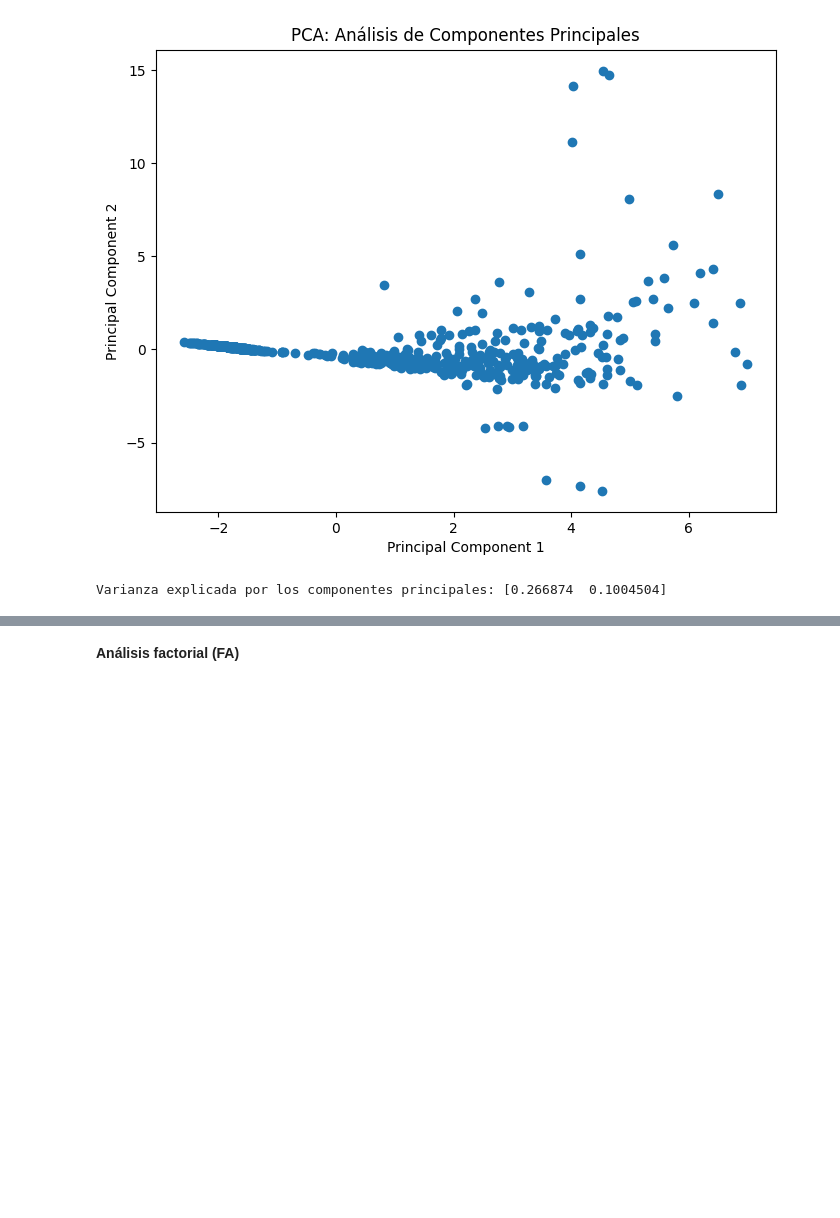
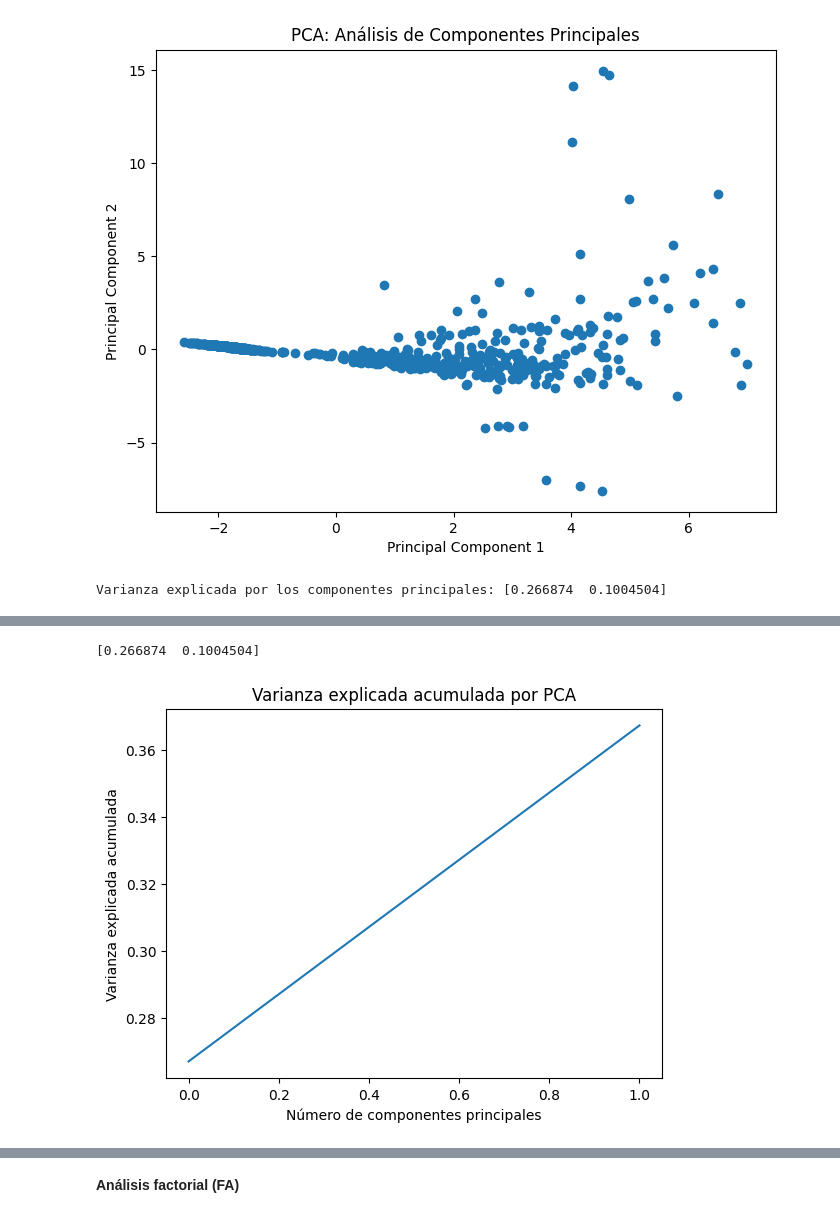
Before and after one commit to A01793469/CO2MassBalance_Equipo6, a Jupyter notebook: Avance2_Equipo6.ipynb, the cells around one changed output, grey strips where cells are left out. Saved outputs shown, nothing was run; the diff lists cells and outputs as text; code cells hidden in the pictures; blank space fills up the shorter version.

```diff
--- a/Avance2_Equipo6.ipynb
+++ b/Avance2_Equipo6.ipynb
@@ -667,0 +676,14 @@ Varianza explicada por los componentes principales: [0.266874  0.1004504]
+# %%
+# Calcular la varianza explicada por cada componente principal
+explained_variance = pca.explained_variance_ratio_
+print(explained_variance)
+
+# Graficar la varianza explicada acumulada
+plt.plot(np.cumsum(explained_variance))
+plt.xlabel('Número de componentes principales')
+plt.ylabel('Varianza explicada acumulada')
+plt.title('Varianza explicada acumulada por PCA')
+plt.show()
+# %% [output]
+[0.266874  0.1004504]
+[figure, added]
```
Also changed, not shown: parts of 8 cells of this notebook.
